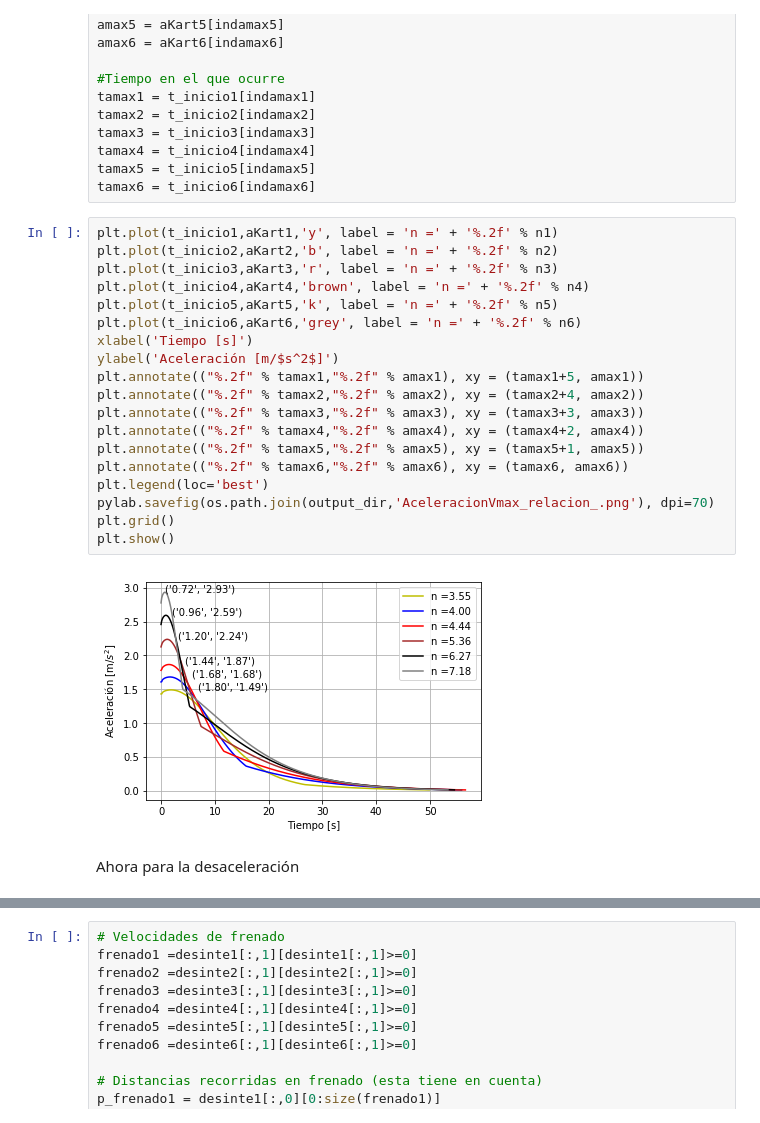
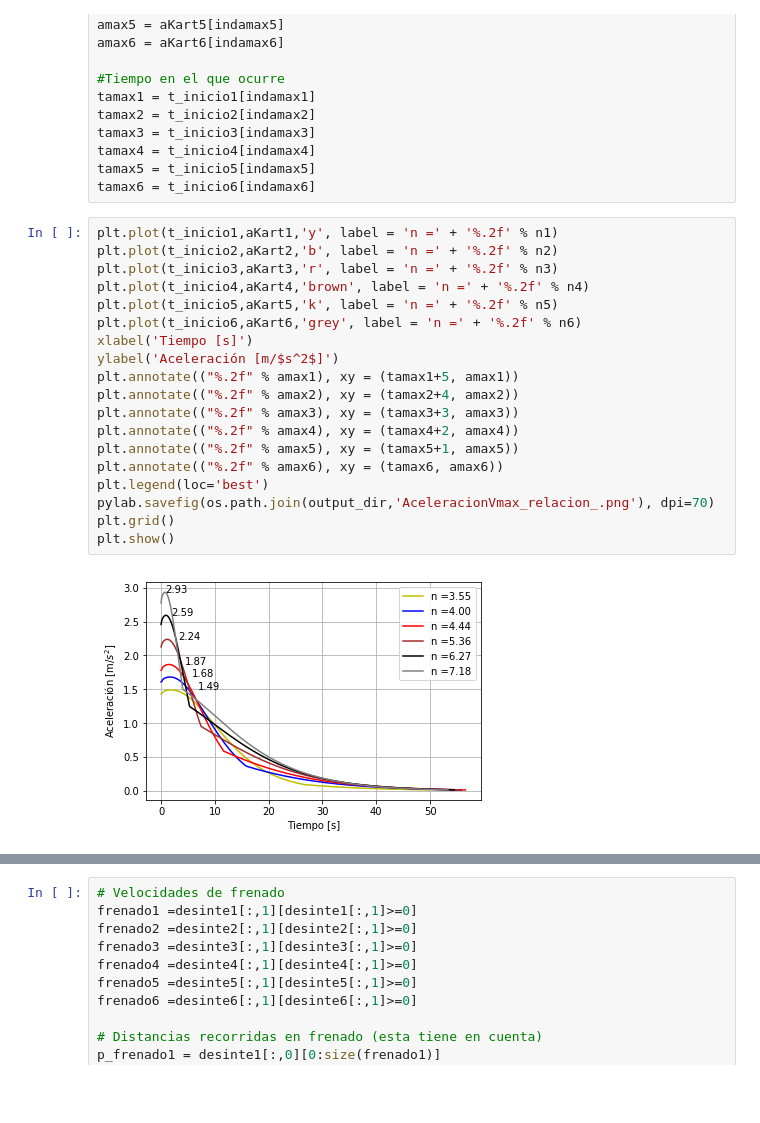
Before and after one commit to nvalencia/-Herramientas-Computacionales-IMEC3602, a Jupyter notebook: Taller_2/201425625_Taller2.ipynb, the cells around one changed output, grey strips where cells are left out. Drawn from its saved outputs; the diff is of its cells as text; blank space fills up the shorter version.

Commit message:
Datos para análisis finalizados

```diff
--- a/Taller_2/201425625_Taller2.ipynb
+++ b/Taller_2/201425625_Taller2.ipynb
@@ -537,23 +577,21 @@ tamax6 = t_inicio6[indamax6]
 # %%
 plt.plot(t_inicio1,aKart1,'y', label = 'n =' + '%.2f' % n1)
 plt.plot(t_inicio2,aKart2,'b', label = 'n =' + '%.2f' % n2)
 plt.plot(t_inicio3,aKart3,'r', label = 'n =' + '%.2f' % n3)
 plt.plot(t_inicio4,aKart4,'brown', label = 'n =' + '%.2f' % n4)
 plt.plot(t_inicio5,aKart5,'k', label = 'n =' + '%.2f' % n5)
 plt.plot(t_inicio6,aKart6,'grey', label = 'n =' + '%.2f' % n6)
 xlabel('Tiempo [s]')
 ylabel('Aceleración [m/$s^2$]')
-plt.annotate(("%.2f" % tamax1,"%.2f" % amax1), xy = (tamax1+5, amax1))
-plt.annotate(("%.2f" % tamax2,"%.2f" % amax2), xy = (tamax2+4, amax2))
-plt.annotate(("%.2f" % tamax3,"%.2f" % amax3), xy = (tamax3+3, amax3))
-plt.annotate(("%.2f" % tamax4,"%.2f" % amax4), xy = (tamax4+2, amax4))
-plt.annotate(("%.2f" % tamax5,"%.2f" % amax5), xy = (tamax5+1, amax5))
-plt.annotate(("%.2f" % tamax6,"%.2f" % amax6), xy = (tamax6, amax6))
+plt.annotate(("%.2f" % amax1), xy = (tamax1+5, amax1))
+plt.annotate(("%.2f" % amax2), xy = (tamax2+4, amax2))
+plt.annotate(("%.2f" % amax3), xy = (tamax3+3, amax3))
+plt.annotate(("%.2f" % amax4), xy = (tamax4+2, amax4))
+plt.annotate(("%.2f" % amax5), xy = (tamax5+1, amax5))
+plt.annotate(("%.2f" % amax6), xy = (tamax6, amax6))
 plt.legend(loc='best')
 pylab.savefig(os.path.join(output_dir,'AceleracionVmax_relacion_.png'), dpi=70)
 plt.grid()
 plt.show()
 # %% [output]
-[figure, old version]
+[figure, new version]
-# %% [markdown]
-Ahora para la desaceleración
```
Also changed, not shown: parts of 33 cells of this notebook, 10 other files.
